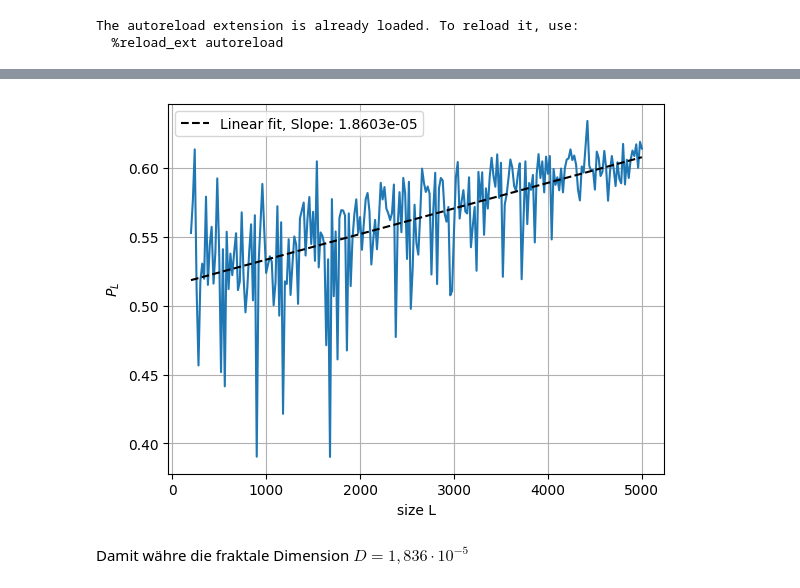
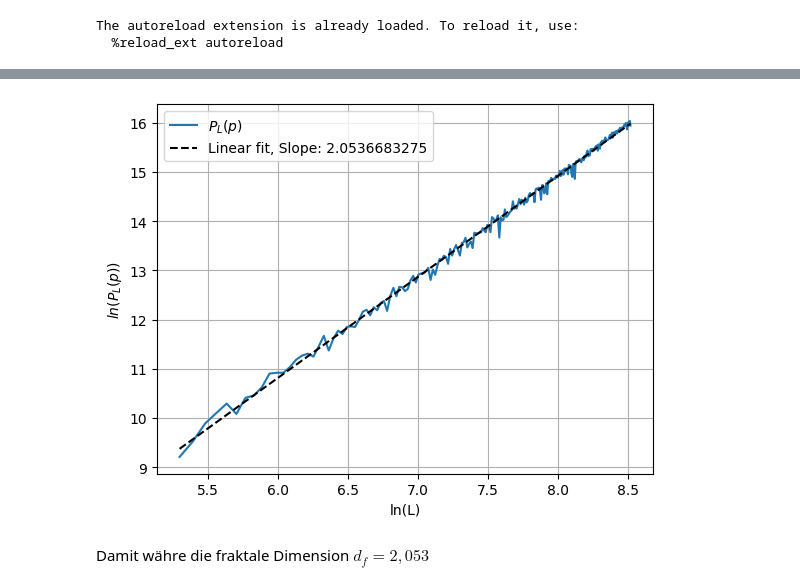
Before and after one commit to Paul0x2A/ComPhySheet1, a Jupyter notebook: ex6.ipynb, the cells around one changed output, grey strips where cells are left out. Saved outputs shown, nothing was run; the diff lists cells and outputs as text; code cells hidden in the pictures.

```diff
--- a/ex6.ipynb
+++ b/ex6.ipynb
@@ -18,20 +19,16 @@ $$\frac{\partial P_L(p)}{\partial L}$$
 # %%
 #@jit()
-def get_relative_size_of_largest_percolating_cluster(net: network.Network):
-    return net.N[net.get_largest_percolating_cluster()] / net.get_total_occupied_spots()
-
-#@jit()
-def calc_pl():
+def calc_pl(normalize: bool):
     pc = 0.595
     dL = 20
     L = np.arange(200, 5001, dL)
     pl = np.zeros(L.shape)
     for i in range(L.size):
-        pl1 = np.zeros(10)
-        for j in range(10):
+        pl1 = np.zeros(5)
+        for j in range(5):
             n = network.create_percolating(L[i], pc)
-            pl1[j] = get_relative_size_of_largest_percolating_cluster(n)
+            pl1[j] = n.N[n.get_largest_percolating_cluster()]
+            if normalize:
+                pl1[j] /= n.get_total_occupied_spots()
         pl[i] = np.average(pl1)
     return L, pl, dL
-
-L, pl, dL = calc_pl()
@@ -38,14 +58,18 @@ L, pl, dL = calc_pl()
+# %%
+L, pl, dL = calc_pl(normalize=False)
 # %%
-l = stats.linregress(L, pl)
-x = np.array([L[0], L[-1]])
+log_L = np.log(L)
+log_pl = np.log(pl)
+l = stats.linregress(log_L, log_pl)
+x = np.array([log_L[0], log_L[-1]])
 fig, ax = plt.subplots()
-ax.plot(L, pl)
+ax.plot(log_L, log_pl, label='$P_L(p)$')
 ax.plot(x, x*l.slope + l.intercept, 'k--', label=f'Linear fit, Slope: {round(l.slope, 10)}')
-ax.set_xlabel('size L')
-ax.set_ylabel('$P_L$')
+ax.set_xlabel('ln(L)')
+ax.set_ylabel('$ln(P_L(p))$')
 plt.legend()
 plt.grid()
 # %% [output]
-[figure, old version]
+[figure, new version]
 # %% [markdown]
-Damit währe die fraktale Dimension $D=1,836\cdot 10^{-5}$
+Damit währe die fraktale Dimension $d_f=2,053$
```
Also changed, not shown: parts of 5 cells of this notebook.
